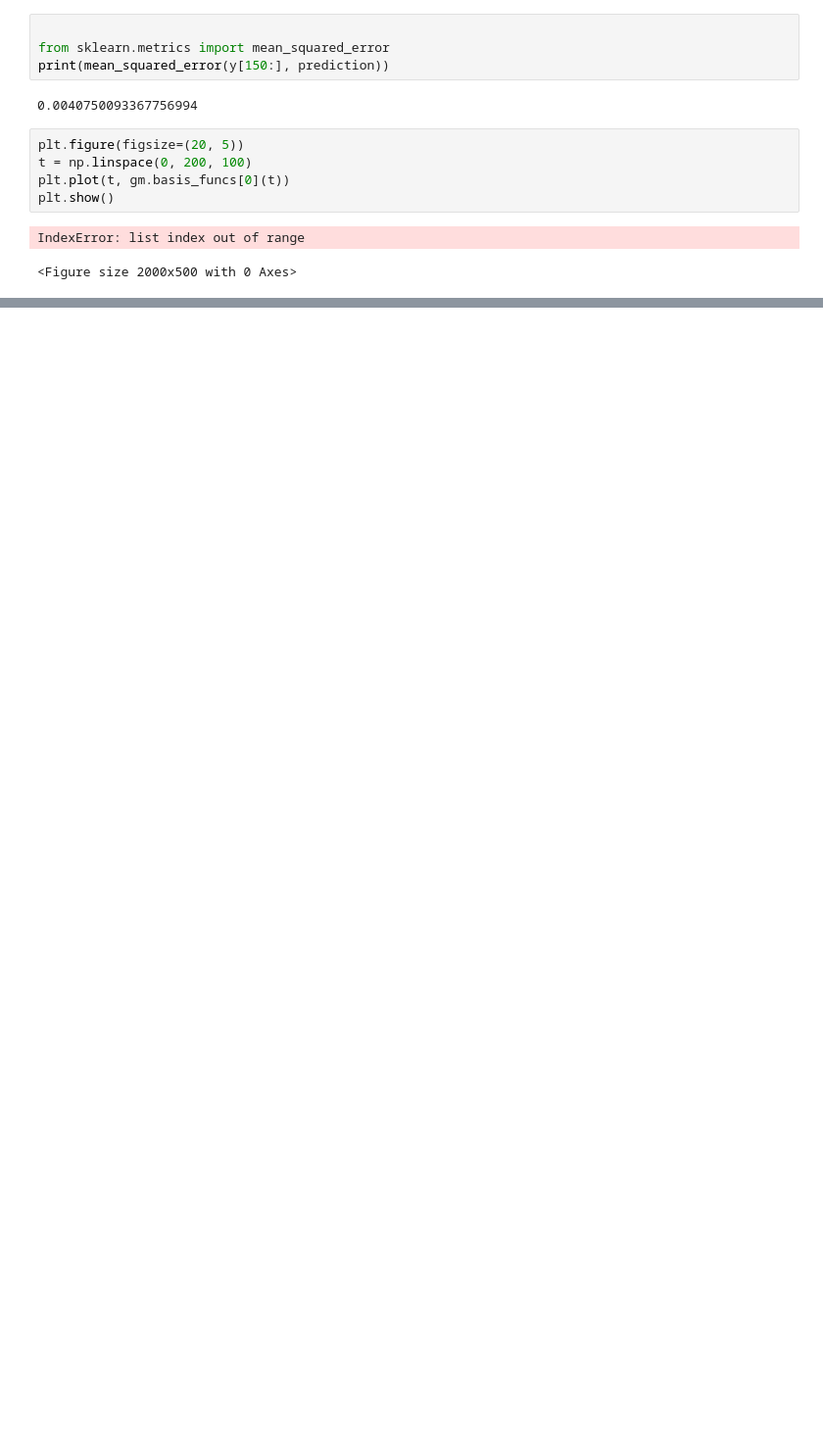
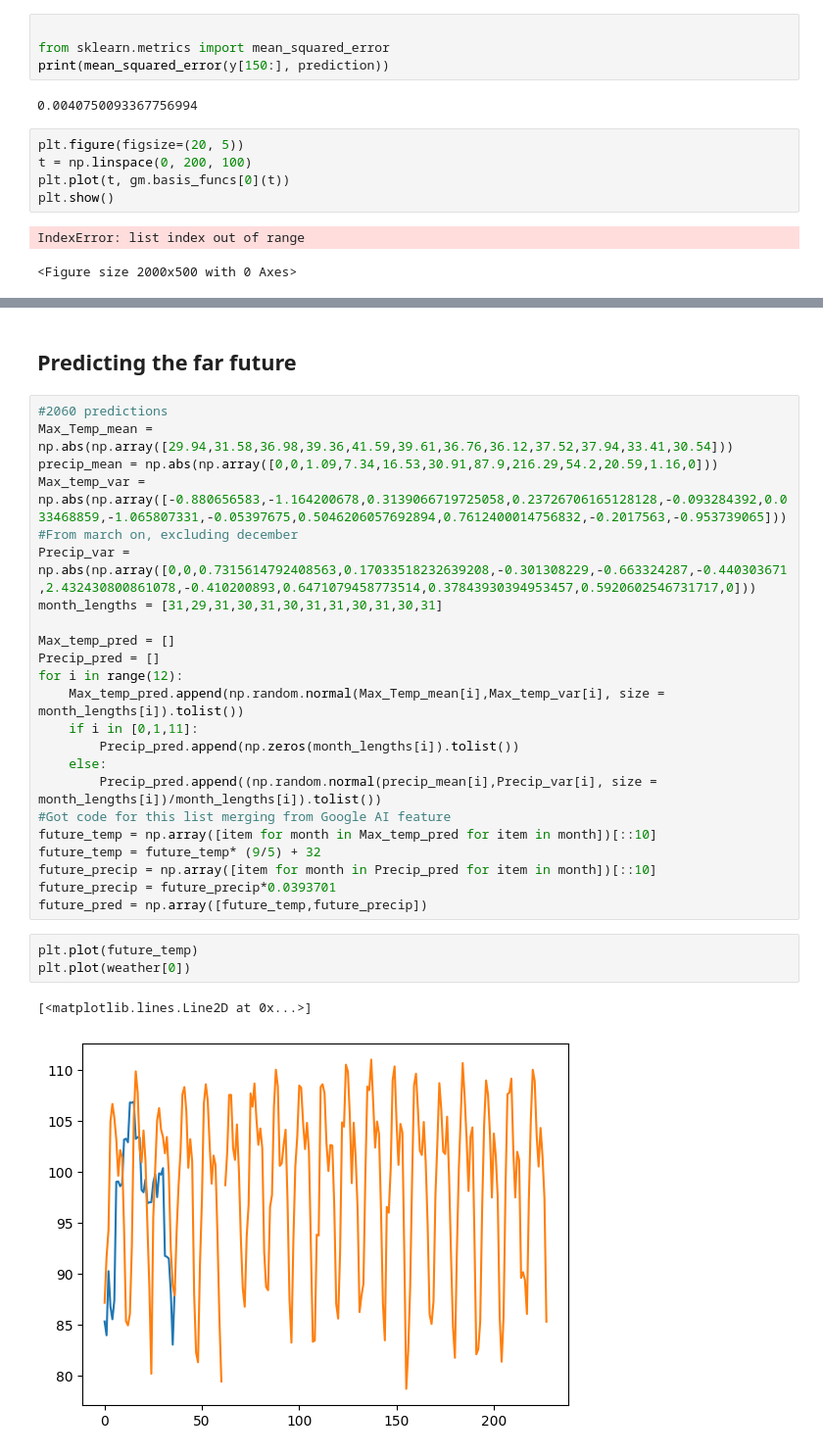
Before and after one commit to oescoba2/Vol3_WinterProject, a Jupyter notebook: Dallin's now useless code and files/Chad/correlations.ipynb, the cells around one changed output, grey strips where cells are left out. Shown at 98% size. Saved outputs shown, nothing was run; the diff lists cells and outputs as text; blank space fills up the shorter version.

```diff
--- a/Dallin's now useless code and files/Chad/correlations.ipynb
+++ b/Dallin's now useless code and files/Chad/correlations.ipynb
@@ -430,0 +443,31 @@ print(gm.scale)
+# %% [markdown]
+## Predicting the far future
+# %%
+#2060 predictions
+Max_Temp_mean = np.abs(np.array([29.94,31.58,36.98,39.36,41.59,39.61,36.76,36.12,37.52,37.94,33.41,30.54]))
+precip_mean = np.abs(np.array([0,0,1.09,7.34,16.53,30.91,87.9,216.29,54.2,20.59,1.16,0]))
+Max_temp_var = np.abs(np.array([-0.880656583,-1.164200678,0.3139066719725058,0.23726706165128128,-0.093284392,0.033468859,-1.065807331,-0.05397675,0.5046206057692894,0.7612400014756832,-0.2017563,-0.953739065]))
+#From march on, excluding december
+Precip_var = np.abs(np.array([0,0,0.7315614792408563,0.17033518232639208,-0.301308229,-0.663324287,-0.440303671,2.432430800861078,-0.410200893,0.6471079458773514,0.37843930394953457,0.5920602546731717,0]))
+month_lengths = [31,29,31,30,31,30,31,31,30,31,30,31]
+
+Max_temp_pred = []
+Precip_pred = []
+for i in range(12):
+    Max_temp_pred.append(np.random.normal(Max_Temp_mean[i],Max_temp_var[i], size = month_lengths[i]).tolist())
+    if i in [0,1,11]:
+        Precip_pred.append(np.zeros(month_lengths[i]).tolist())
+    else:
+        Precip_pred.append((np.random.normal(precip_mean[i],Precip_var[i], size = month_lengths[i])/month_lengths[i]).tolist())
+#Got code for this list merging from Google AI feature
+future_temp = np.array([item for month in Max_temp_pred for item in month])[::10]
+future_temp = future_temp* (9/5) + 32
+future_precip = np.array([item for month in Precip_pred for item in month])[::10]
+future_precip = future_precip*0.0393701
+future_pred = np.array([future_temp,future_precip])
+# %%
+plt.plot(future_temp)
+plt.plot(weather[0])
+# %% [output]
+[<matplotlib.lines.Line2D at 0x...>]
+[figure, added]
```
Also changed, not shown: parts of 8 cells of this notebook, 2 other files.
